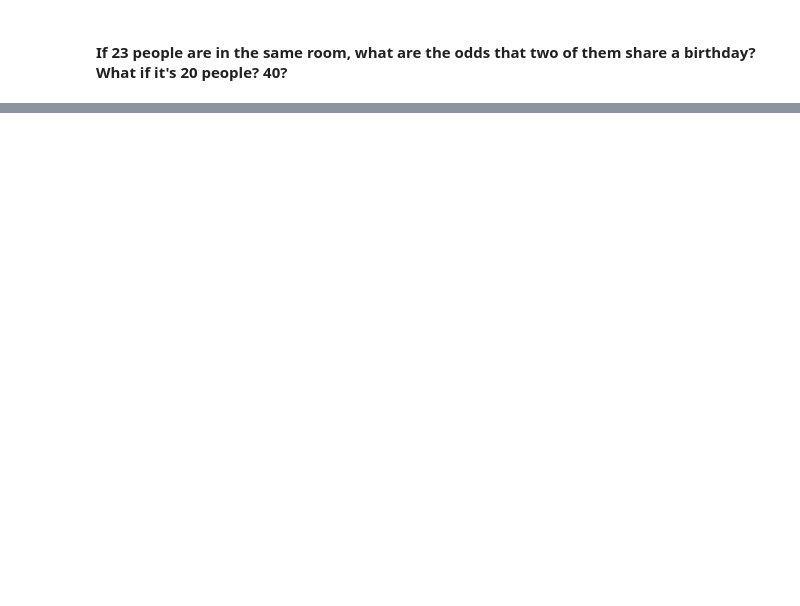
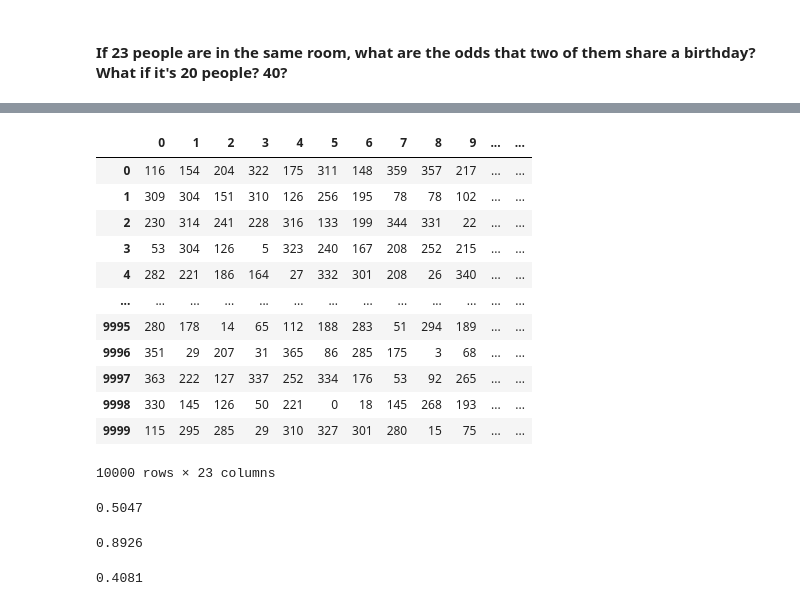
Before and after one commit to skylerschnee/statistics-exercises, a Jupyter notebook: simulation.ipynb, the cells around one changed output, grey strips where cells are left out. Drawn from its saved outputs; the diff is of its cells as text; code cells hidden in the pictures; blank space fills up the shorter version.

```diff
--- a/simulation.ipynb
+++ b/simulation.ipynb
@@ -62,2 +340,9 @@ array([6, 6])
 # %% [markdown]
 #### If 23 people are in the same room, what are the odds that two of them share a birthday? What if it's 20 people? 40?
+# %%
+birthdates = range(0, 366)
+
+n_students = 23
+# %%
+birthday = np.random.choice(birthdates, size = (10000, 23))
+birthday
@@ -63,0 +357,22 @@ array([6, 6])
+# %%
+birthdays_df = pd.DataFrame(birthday)
+birthdays_df
+# %% [output]
+|  | 0 | 1 | 2 | 3 | 4 | 5 | 6 | 7 | 8 | 9 | ... | ... |
+| 0 | 116 | 154 | 204 | 322 | 175 | 311 | 148 | 359 | 357 | 217 | ... | ... |
+| 1 | 309 | 304 | 151 | 310 | 126 | 256 | 195 | 78 | 78 | 102 | ... | ... |
+| 2 | 230 | 314 | 241 | 228 | 316 | 133 | 199 | 344 | 331 | 22 | ... | ... |
+| 3 | 53 | 304 | 126 | 5 | 323 | 240 | 167 | 208 | 252 | 215 | ... | ... |
+| 4 | 282 | 221 | 186 | 164 | 27 | 332 | 301 | 208 | 26 | 340 | ... | ... |
+| ... | ... | ... | ... | ... | ... | ... | ... | ... | ... | ... | ... | ... |
+| 9995 | 280 | 178 | 14 | 65 | 112 | 188 | 283 | 51 | 294 | 189 | ... | ... |
+| 9996 | 351 | 29 | 207 | 31 | 365 | 86 | 285 | 175 | 3 | 68 | ... | ... |
+| 9997 | 363 | 222 | 127 | 337 | 252 | 334 | 176 | 53 | 92 | 265 | ... | ... |
+| 9998 | 330 | 145 | 126 | 50 | 221 | 0 | 18 | 145 | 268 | 193 | ... | ... |
+| 9999 | 115 | 295 | 285 | 29 | 310 | 327 | 301 | 280 | 15 | 75 | ... | ... |
+10000 rows × 23 columns
+# %%
+#check that the unique value count corresponds to someone sharing a birthday
+(birthdays_df.nunique(axis = 1) < 23).mean()
+# %% [output]
+0.5047
@@ -63,0 +383,4 @@ array([6, 6])
+# %%
+(birthdays_df.nunique(axis = 1) < 40).mean()
+# %% [output]
+0.8926
@@ -63,0 +391,4 @@ array([6, 6])
+# %%
+(birthdays_df.nunique(axis = 1) < 20).mean()
+# %% [output]
+0.4081
```
Also changed, not shown: parts of 55 cells of this notebook, 1 other file.
